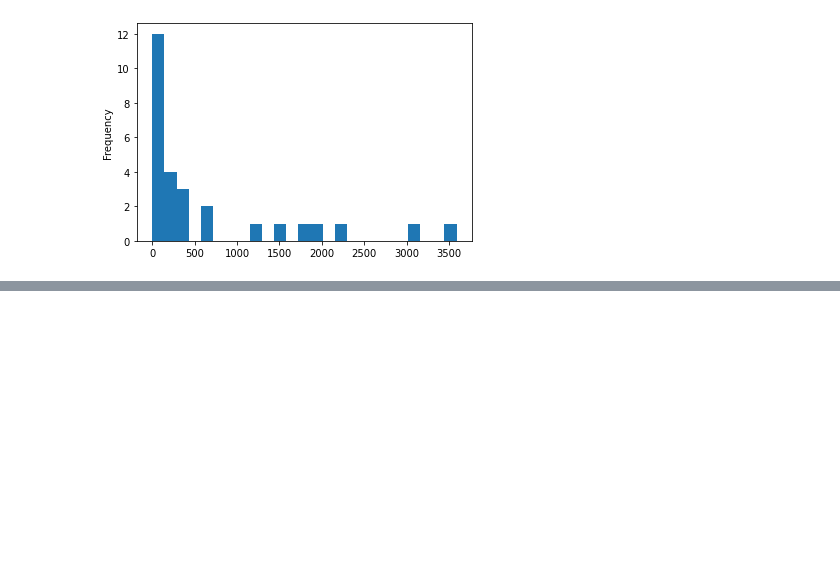
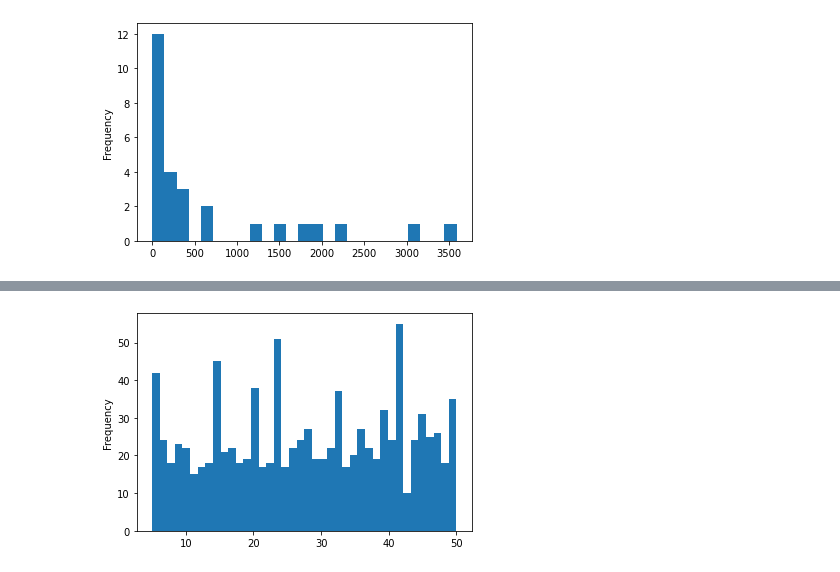
Before and after one commit to amakarewicz/RecommenderSystem, a Jupyter notebook: Piotr/data_examine/data_examine.ipynb, the cells around one changed output, grey strips where cells are left out. Cells and saved outputs as stored; diff of their text form; code cells hidden in the pictures; blank space fills up the shorter version.

```diff
--- a/Piotr/data_examine/data_examine.ipynb
+++ b/Piotr/data_examine/data_examine.ipynb
@@ -72,0 +45,6 @@ Int64Index([], dtype='int64')
+# %%
+s = pd.Series(user_db.groupby('user_id')['nzz_id'].count())
+s.plot.hist(bins=40)
+plt.show()
+# %% [output]
+[figure, added]
```
Also changed, not shown: parts of 5 cells of this notebook, 4 other files.
